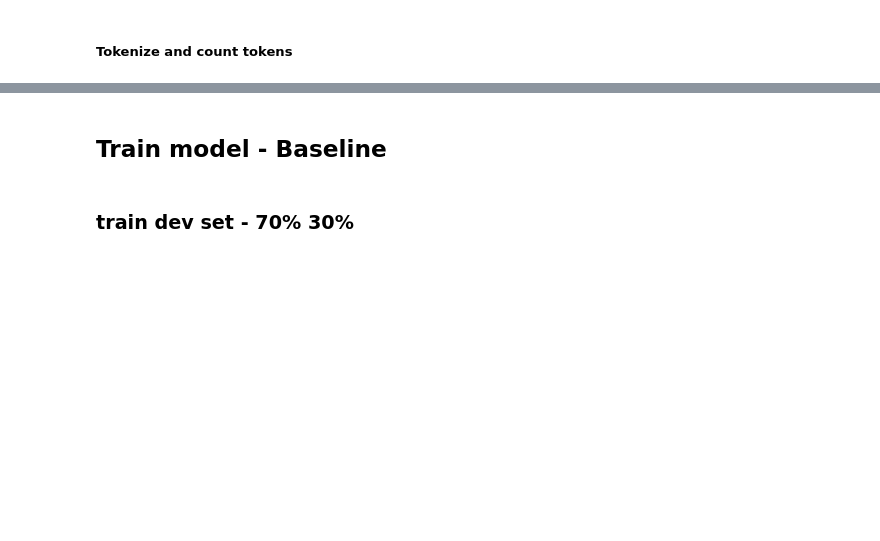
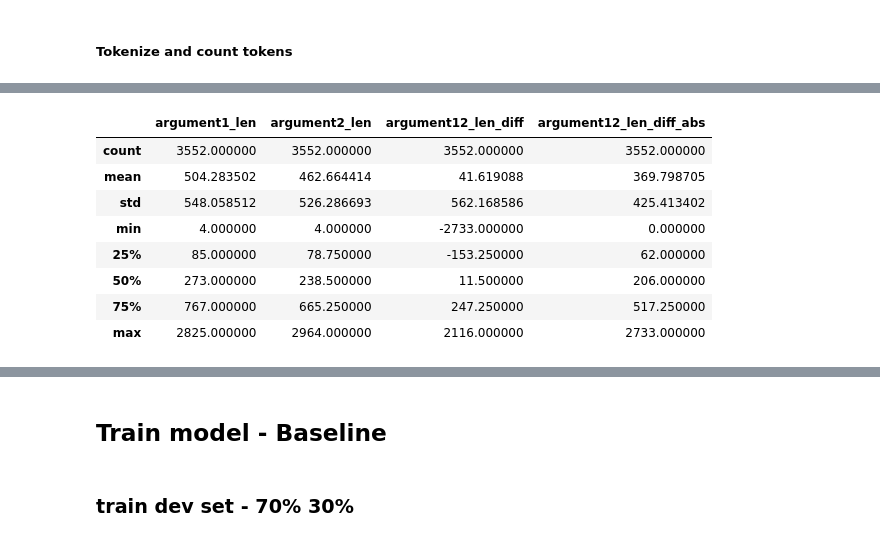
Before and after one commit to webis-de/SAMESIDE-19, a Jupyter notebook: same-side-classification-bert-BCE-prolog+epilog.ipynb, the cells around one changed output, grey strips where cells are left out. Drawn from its saved outputs; the diff is of its cells as text; code cells hidden in the pictures; blank space fills up the shorter version.

```diff
--- a/same-side-classification-bert-BCE-prolog+epilog.ipynb
+++ b/same-side-classification-bert-BCE-prolog+epilog.ipynb
@@ -254,10 +328,11 @@ def tokenize_arguments(row):
     row['argument2_len'] = len(row['argument2_tokens'])
     # token number diff
     row['argument12_len_diff'] = row['argument1_len'] - row['argument2_len']
+    row['argument12_len_diff_abs'] = np.abs(row['argument12_len_diff'])
     return row
 
 
 cross_traindev_df = cross_traindev_df.progress_apply(tokenize_arguments, axis=1)
 within_traindev_df = within_traindev_df.progress_apply(tokenize_arguments, axis=1)
-#cross_test_df = cross_test_df.progress_apply(tokenize_arguments, axis=1)
+cross_test_df = cross_test_df.progress_apply(tokenize_arguments, axis=1)
 within_test_df = within_test_df.progress_apply(tokenize_arguments, axis=1)
@@ -268,3 +368,15 @@ within_traindev_df.describe()
+# %%
+within_test_df.describe()
+# %% [output]
+|  | argument1_len | argument2_len | argument12_len_diff | argument12_len_diff_abs |
+| count | 3552.000000 | 3552.000000 | 3552.000000 | 3552.000000 |
+| mean | 504.283502 | 462.664414 | 41.619088 | 369.798705 |
+| std | 548.058512 | 526.286693 | 562.168586 | 425.413402 |
+| min | 4.000000 | 4.000000 | -2733.000000 | 0.000000 |
+| 25% | 85.000000 | 78.750000 | -153.250000 | 62.000000 |
+| 50% | 273.000000 | 238.500000 | 11.500000 | 206.000000 |
+| 75% | 767.000000 | 665.250000 | 247.250000 | 517.250000 |
+| max | 2825.000000 | 2964.000000 | 2116.000000 | 2733.000000 |
 # %%
 def plot_lengths(df, slicen=None, abs_diff=True, title=None):
     if df is None:
```
Also changed, not shown: parts of 45 cells of this notebook, 1 other file.
